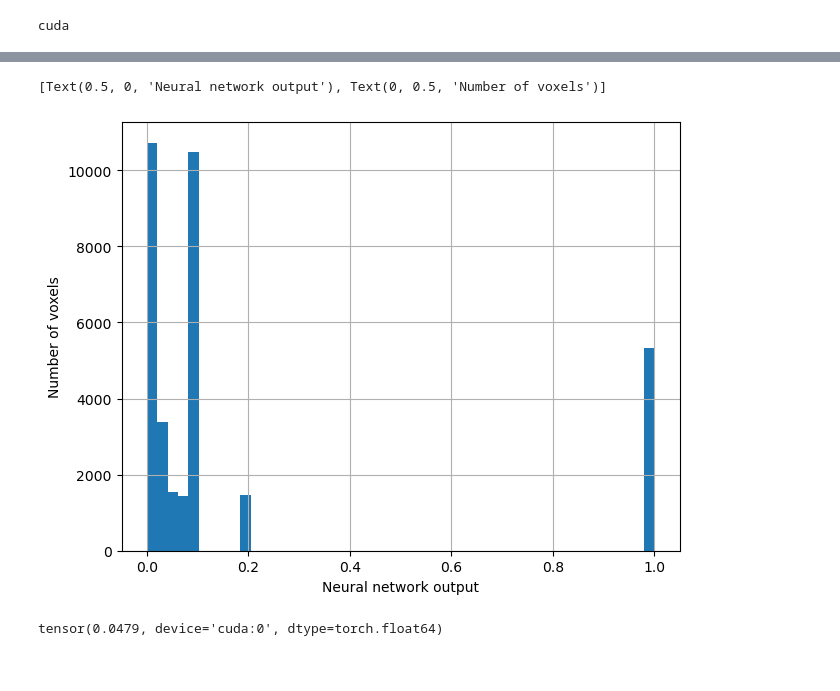
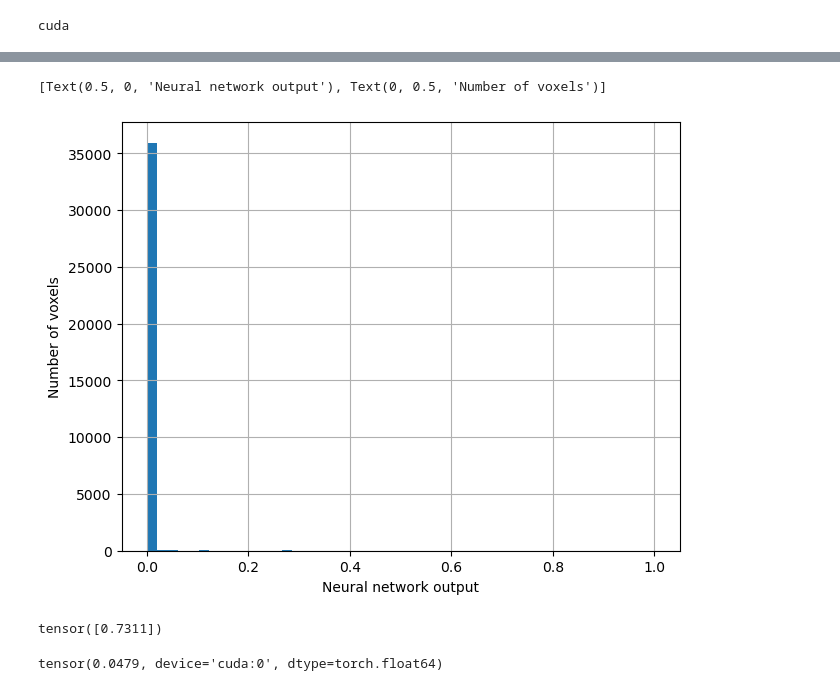
Before and after one commit to simonthor/inss-ml, a Jupyter notebook: explore.ipynb, the cells around one changed output, grey strips where cells are left out. Cells and saved outputs as stored; diff of their text form; code cells hidden in the pictures.

```diff
--- a/explore.ipynb
+++ b/explore.ipynb
@@ -130,32 +141,31 @@ for ax in axs:
 # %%
 class AutoEncoder(nn.Module):
-    def __init__(self, shape):
+    def __init__(self, shape, kernel_size=5, stride=1):
         super().__init__()
         self.encoder = spconv.SparseSequential(
             # TODO try submanifold convolution
-            spconv.SparseConv3d(1, 1, 3, 2, algo=spconv.ConvAlgo.Native, indice_key="cp0"),
-            spconv.SparseConv3d(1, 1, 3, 2, algo=spconv.ConvAlgo.Native, indice_key="cp1"),
+            spconv.SparseConv3d(1, 1, kernel_size=kernel_size, stride=stride, algo=spconv.ConvAlgo.Native, indice_key="cp0"),
+            spconv.SparseConv3d(1, 1, kernel_size=kernel_size, stride=stride, algo=spconv.ConvAlgo.Native, indice_key="cp1"),
             # TODO maxpooling
-            # spconv.SparseMaxPool3d(kernel_size=2, stride=2, padding=0),
-            # TODO batch normalization
-            nn.ReLU(),
-            spconv.SparseBatchNorm(1),
-            spconv.SparseConv3d(1, 1, 3, 2, algo=spconv.ConvAlgo.Native, indice_key="cp2"),
-            spconv.SparseConv3d(1, 1, 3, 2, algo=spconv.ConvAlgo.Native, indice_key="cp3"),
             # spconv.SparseMaxPool3d(kernel_size=2, stride=2, padding=0),
             nn.ReLU(),
             spconv.SparseBatchNorm(1),
-        ).to(device)
+            spconv.SparseConv3d(1, 1, kernel_size=kernel_size, stride=stride, algo=spconv.ConvAlgo.Native, indice_key="cp2"),
+            spconv.SparseConv3d(1, 1, kernel_size=kernel_size, stride=stride, algo=spconv.ConvAlgo.Native, indice_key="cp3"),
+            # spconv.SparseMaxPool3d(kernel_size=2, stride=2, padding=0),
+            nn.ReLU(),
+            spconv.SparseBatchNorm(1),
+        )
 
         self.decoder = spconv.SparseSequential(
-            spconv.SparseInverseConv3d(1, 1, 3, algo=spconv.ConvAlgo.Native, indice_key="cp3"),
-            spconv.SparseInverseConv3d(1, 1, 3, algo=spconv.ConvAlgo.Native, indice_key="cp2"),
+            spconv.SparseInverseConv3d(1, 1, kernel_size=kernel_size, algo=spconv.ConvAlgo.Native, indice_key="cp3"),
+            spconv.SparseInverseConv3d(1, 1, kernel_size=kernel_size, algo=spconv.ConvAlgo.Native, indice_key="cp2"),
             nn.ReLU(),
             spconv.SparseBatchNorm(1),
             # spconv.SparseMaxPool3d(kernel_size=2, stride=2, padding=0),
             # nn.ReLU(),
-            spconv.SparseInverseConv3d(1, 1, 3, algo=spconv.ConvAlgo.Native, indice_key="cp1"),
-            spconv.SparseInverseConv3d(1, 1, 3, algo=spconv.ConvAlgo.Native, indice_key="cp0"),
+            spconv.SparseInverseConv3d(1, 1, kernel_size=kernel_size, algo=spconv.ConvAlgo.Native, indice_key="cp1"),
+            spconv.SparseInverseConv3d(1, 1, kernel_size=kernel_size, algo=spconv.ConvAlgo.Native, indice_key="cp0"),
         )
         self.shape = shape
 
@@ -166,13 +176,9 @@ class AutoEncoder(nn.Module):
         x = self.encoder(x)
         x = self.decoder(x)
         return x
-
-# model.train()
-# model(batch_input_feats, batch_input_coords, batch_size=batch_size)
 # %%
-def compute_validation_output(model, val_truth, val_input_feats, val_input_coords):
+def compute_validation_output(model, val_truth, val_input_feats, val_input_coords, val_batch_size=10):
     """Compute the model output for the validation data"""
-    val_batch_size = 100
 
     val_n_voxels = [len(e) for e in val_truth]
     val_n_voxels_cumsum = np.cumsum(val_n_voxels)
@@ -280,0 +295,3 @@ plt.yscale("log")
+# %%
+model = AutoEncoder([767, 767, 767]).to(device)
+model.load_state_dict(torch.load("model_epoch_3.pth"))
@@ -319 +343,3 @@ OutOfMemoryError: CUDA out of memory. Tried to allocate 90.00 MiB. GPU 0 has a t
+# %%
+preds2 = sigmoid(compute_validation_output(model, val_truth, val_input_feats.to(device), val_input_coords.to(device))).squeeze()
 # %%
@@ -342,12 +382,16 @@ ax.grid()
 # %%
 fig, ax = plt.subplots(layout="constrained")
 
-ax.hist(preds[np.concatenate(val_truth) == 1].cpu().numpy(), bins=np.linspace(0, 1, 50))
+ax.hist(preds2[np.concatenate(val_truth) == 1].cpu().numpy(), bins=np.linspace(0, 1, 50))
 ax.grid()
 ax.set(xlabel="Neural network output", ylabel="Number of voxels")
 # %% [output]
 [Text(0.5, 0, 'Neural network output'), Text(0, 0.5, 'Number of voxels')]
-[figure, old version]
+[figure, new version]
+# %%
+sigmoid(torch.ones(1))
+# %% [output]
+tensor([0.7311])
 # %%
 torch.mean(torch.isnan(preds).double())
 # %% [output]
```
Also changed, not shown: parts of 18 cells of this notebook.
